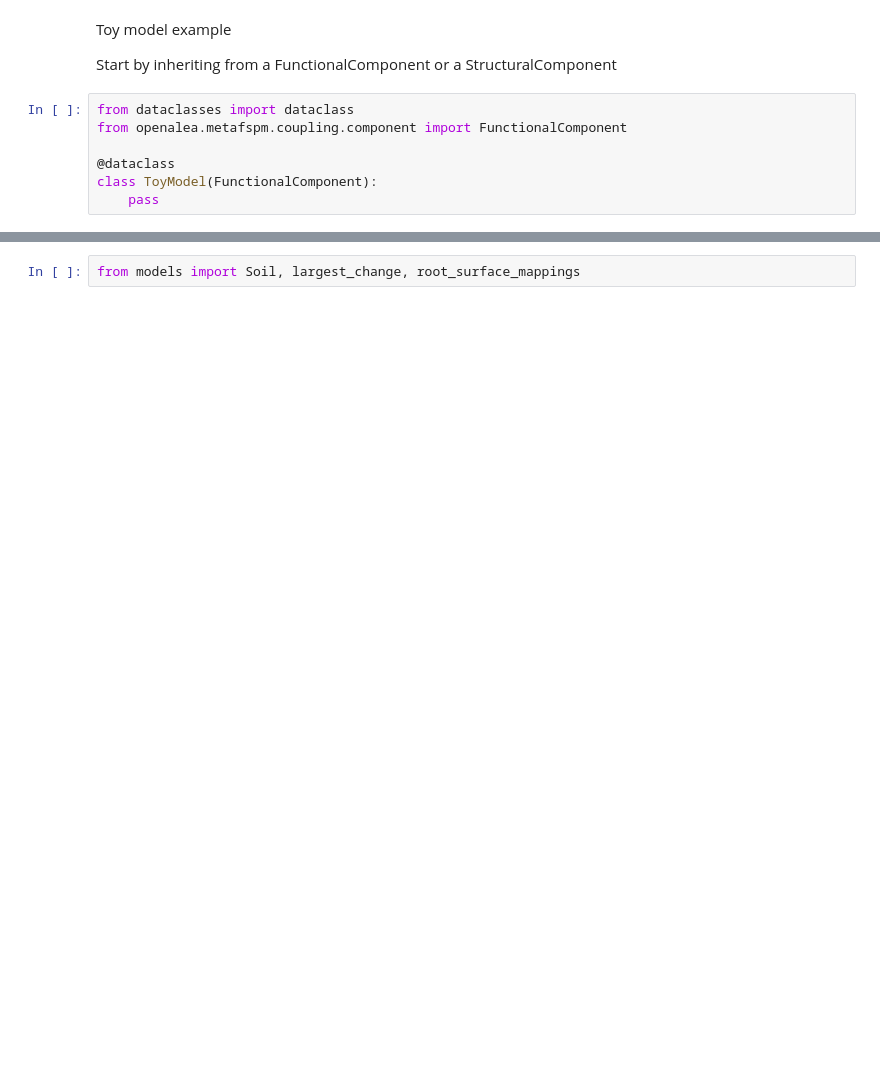
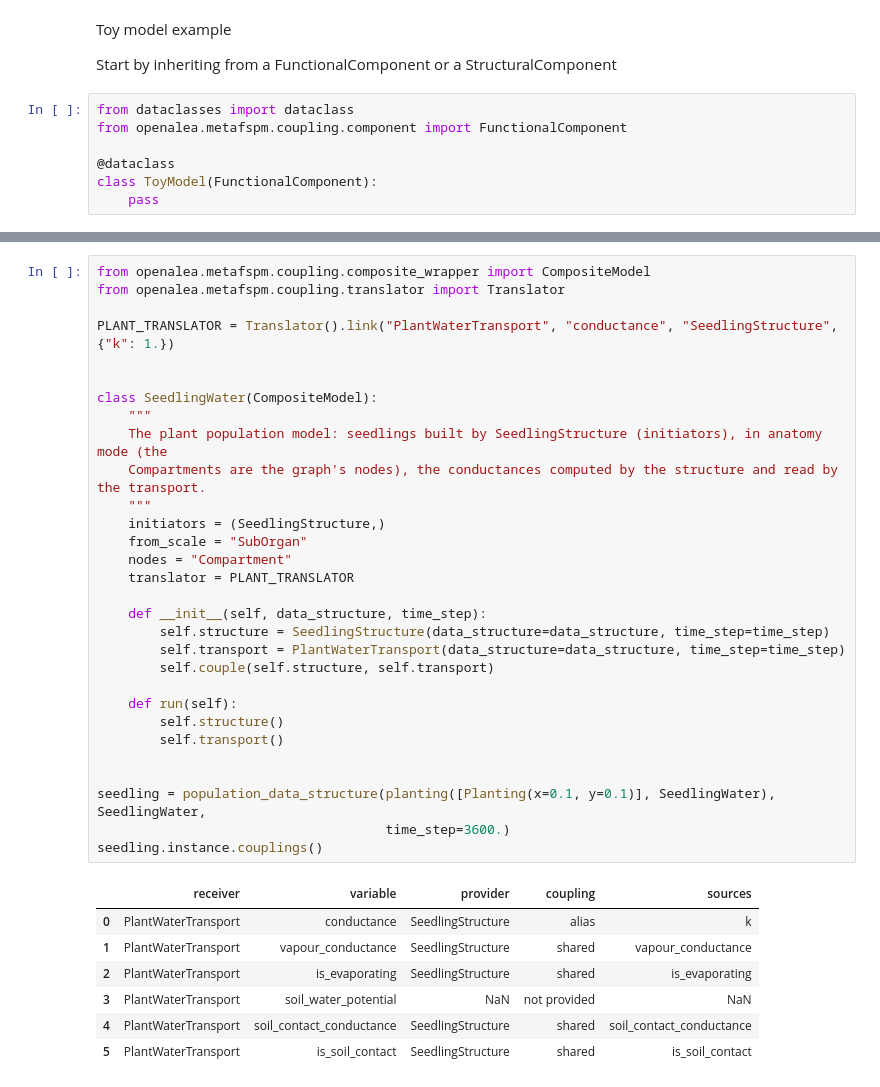
Before and after one commit to openalea/metafspm, a Jupyter notebook: examples/soil_plant_atmosphere/tutorial_fspm2026_general_usage.ipynb, the cells around one changed output, grey strips where cells are left out. Cells and saved outputs as stored; diff of their text form; blank space fills up the shorter version.

```diff
--- a/examples/soil_plant_atmosphere/tutorial_fspm2026_general_usage.ipynb
+++ b/examples/soil_plant_atmosphere/tutorial_fspm2026_general_usage.ipynb
@@ -396,3 +476,39 @@ and a stop condition on the largest change of water potential between two scene
 # %%
-from models import Soil, largest_change, root_surface_mappings
+from openalea.metafspm.coupling.composite_wrapper import CompositeModel
+from openalea.metafspm.coupling.translator import Translator
+
+PLANT_TRANSLATOR = Translator().link("PlantWaterTransport", "conductance", "SeedlingStructure", {"k": 1.})
+
+
+class SeedlingWater(CompositeModel):
+    """
+    The plant population model: seedlings built by SeedlingStructure (initiators), in anatomy mode (the
+    Compartments are the graph's nodes), the conductances computed by the structure and read by the transport.
+    """
+    initiators = (SeedlingStructure,)
+    from_scale = "SubOrgan"
+    nodes = "Compartment"
+    translator = PLANT_TRANSLATOR
+
+    def __init__(self, data_structure, time_step):
+        self.structure = SeedlingStructure(data_structure=data_structure, time_step=time_step)
+        self.transport = PlantWaterTransport(data_structure=data_structure, time_step=time_step)
+        self.couple(self.structure, self.transport)
+
+    def run(self):
+        self.structure()
+        self.transport()
+
+
+seedling = population_data_structure(planting([Planting(x=0.1, y=0.1)], SeedlingWater), SeedlingWater,
+                                     time_step=3600.)
+seedling.instance.couplings()
+# %% [output]
+|  | receiver | variable | provider | coupling | sources |
+| 0 | PlantWaterTransport | conductance | SeedlingStructure | alias | k |
+| 1 | PlantWaterTransport | vapour_conductance | SeedlingStructure | shared | vapour_conductance |
+| 2 | PlantWaterTransport | is_evaporating | SeedlingStructure | shared | is_evaporating |
+| 3 | PlantWaterTransport | soil_water_potential | NaN | not provided | NaN |
+| 4 | PlantWaterTransport | soil_contact_conductance | SeedlingStructure | shared | soil_contact_conductance |
+| 5 | PlantWaterTransport | is_soil_contact | SeedlingStructure | shared | is_soil_contact |
 # %% [markdown]
```
Also changed, not shown: parts of 31 cells of this notebook, 1 other file.
